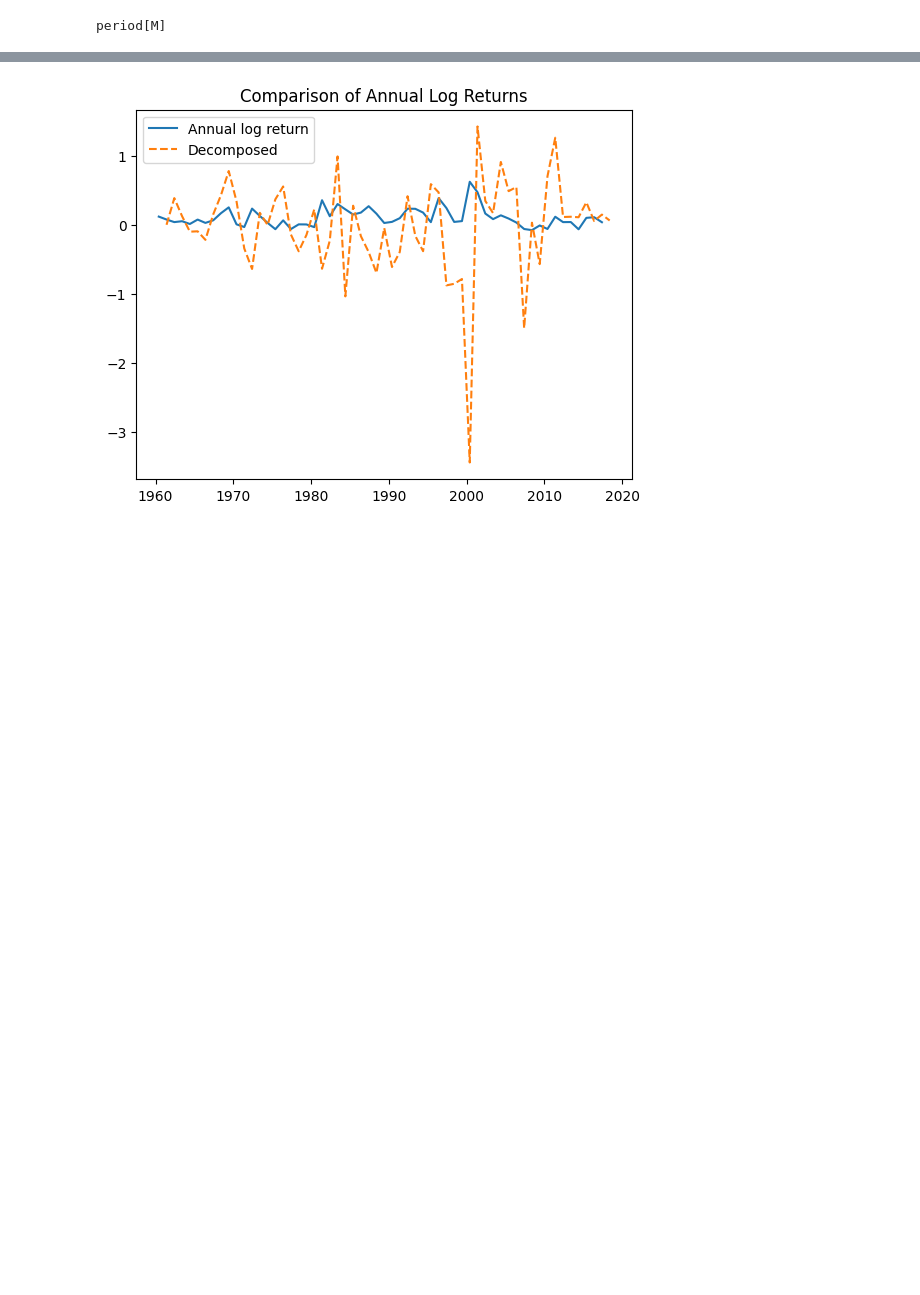
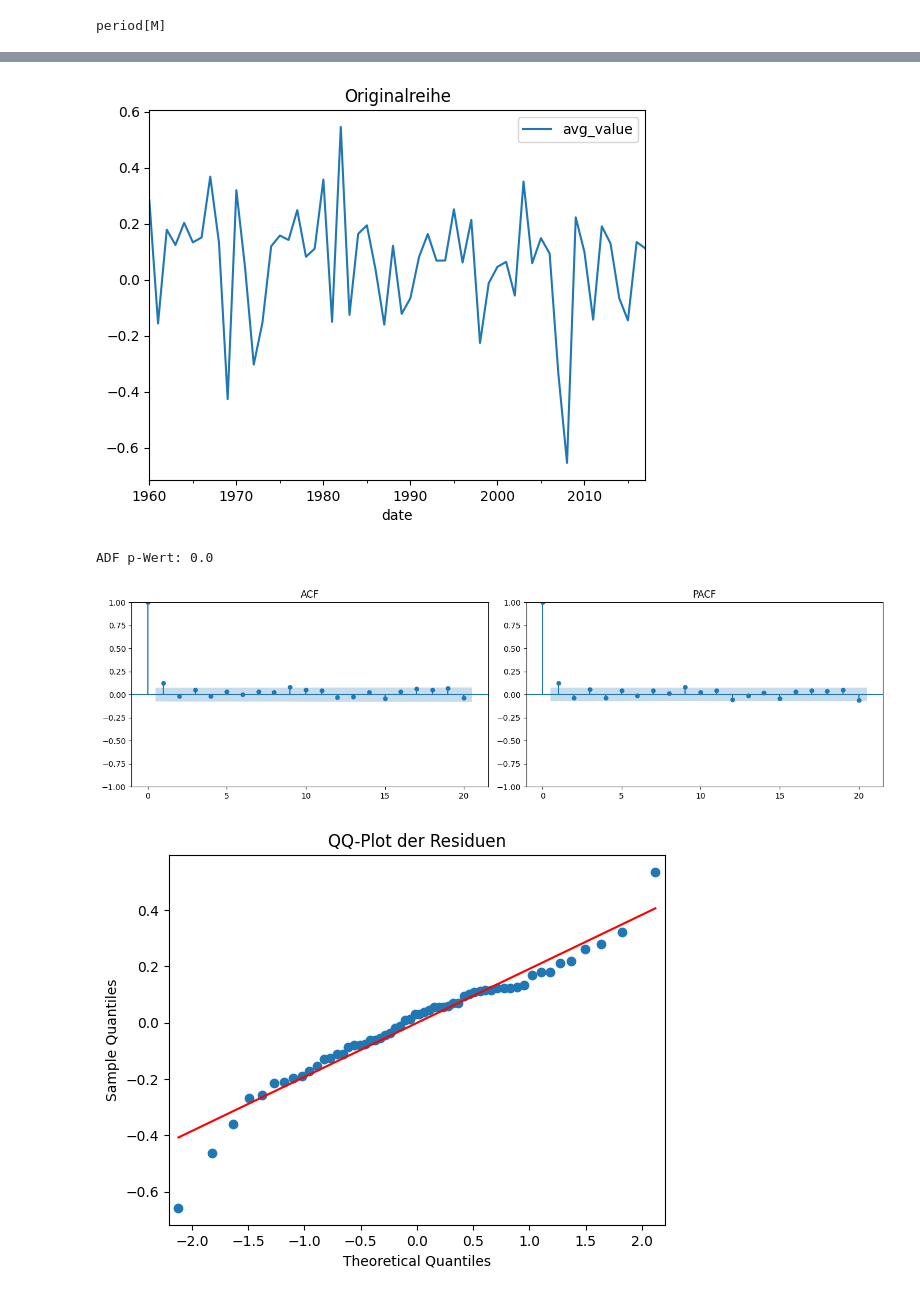
Before and after one commit to justusschenk/valueinvesting, a Jupyter notebook: Analytics.ipynb, the cells around one changed output, grey strips where cells are left out. Cells and saved outputs as stored; diff of their text form; code cells hidden in the pictures; blank space fills up the shorter version.

Commit message:
Box Jenkins Analyse

```diff
--- a/Analytics.ipynb
+++ b/Analytics.ipynb
@@ -991,8 +874,63 @@ plt.show()
-# %%
-plt.plot(annual_log_return.index, annual_log_return, label="Annual log return")
-plt.plot(return_decomposition.index, return_decomposition, label="Decomposed", linestyle='--')
-plt.legend()
-plt.title("Comparison of Annual Log Returns")
-plt.show()
-# %% [output]
-[figure, removed]
+# %%
+#Box Jenkins Analysis
+#!pip install statsmodels
+from statsmodels.tsa.stattools import adfuller
+from statsmodels.tsa.arima.model import ARIMA
+from statsmodels.graphics.tsaplots import plot_acf, plot_pacf
+from statsmodels.graphics.gofplots import qqplot
+from statsmodels.stats.stattools import jarque_bera
+
+df_annual_log_returns_long_ts.plot(title="Originalreihe")
+plt.show()
+
+# ADF-Test
+from statsmodels.tsa.stattools import adfuller
+result = adfuller(df_ls["long_short_ret"].dropna())
+print(f"ADF p-Wert: {result[1]}")
+
+#Model fit
+#ar_order = [0,1,2,3,4,5, 6, 7]
+#i_order = [0,1,2,3,4,5]
+#ma_order = [0,1,2,3,4,5]
+#fit = []
+#for p in ar_order:
+#    for d in i_order:
+#        for q in ma_order:
+#            model = ARIMA(df_ls["long_short_ret"], order=(p, d, q))  # (p,d,q): AR, differenzieren, MA
+#            model_fit = model.fit()
+#            fit.append({"likelihood" : model_fit.llf, "P": p, "D" : d, "Q" : q})
+#best_model = max(fit, key=lambda x: x["likelihood"])
+
+#print("Bestes Modell:")
+#print(best_model)
+
+model = ARIMA(df_annual_log_returns_long_ts, order=(5,0,5))
+model_fit = model.fit()
+model_fit.summary()
+
+#ACF, PACF
+fig, axes = plt.subplots(1, 2, figsize=(14, 4))
+
+plot_acf(df_ls["long_short_ret"], lags=20, ax=axes[0])
+axes[0].set_title("ACF")
+
+plot_pacf(df_ls["long_short_ret"], lags=20, ax=axes[1], method="ywm")  # "ywm" ist stabil bei kurzen Reihen
+axes[1].set_title("PACF")
+
+plt.tight_layout()
+plt.show()
+
+residuen = model_fit.resid
+
+qqplot(residuen, line='s')  # 's' = standardized line
+plt.title("QQ-Plot der Residuen")
+plt.show()
+
+# Jarque-Bera-Test durchführen
+jb_test = jarque_bera(residuen)
+jb_test
+# %% [output]
+[figure, added]
+ADF p-Wert: 0.0
+[figure, added]
+[figure, added]
```
Also changed, not shown: parts of 29 cells of this notebook.
